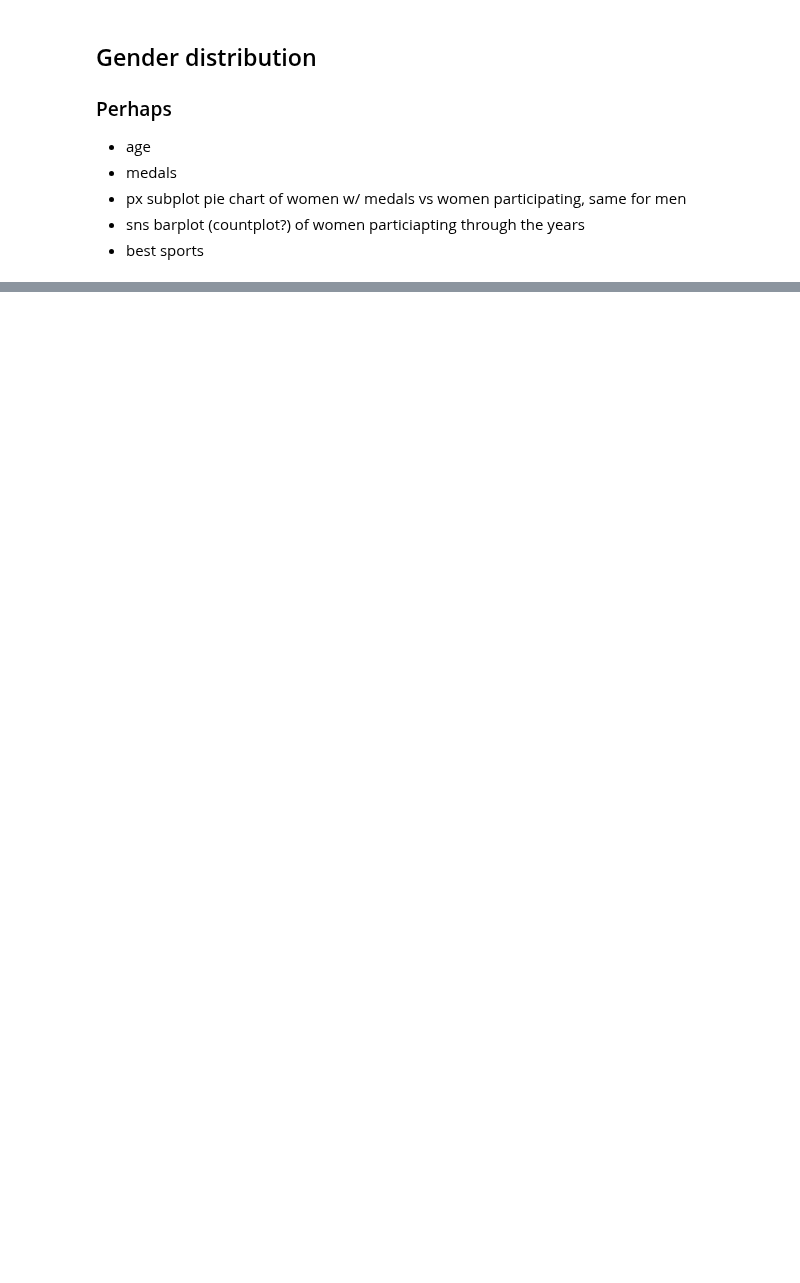
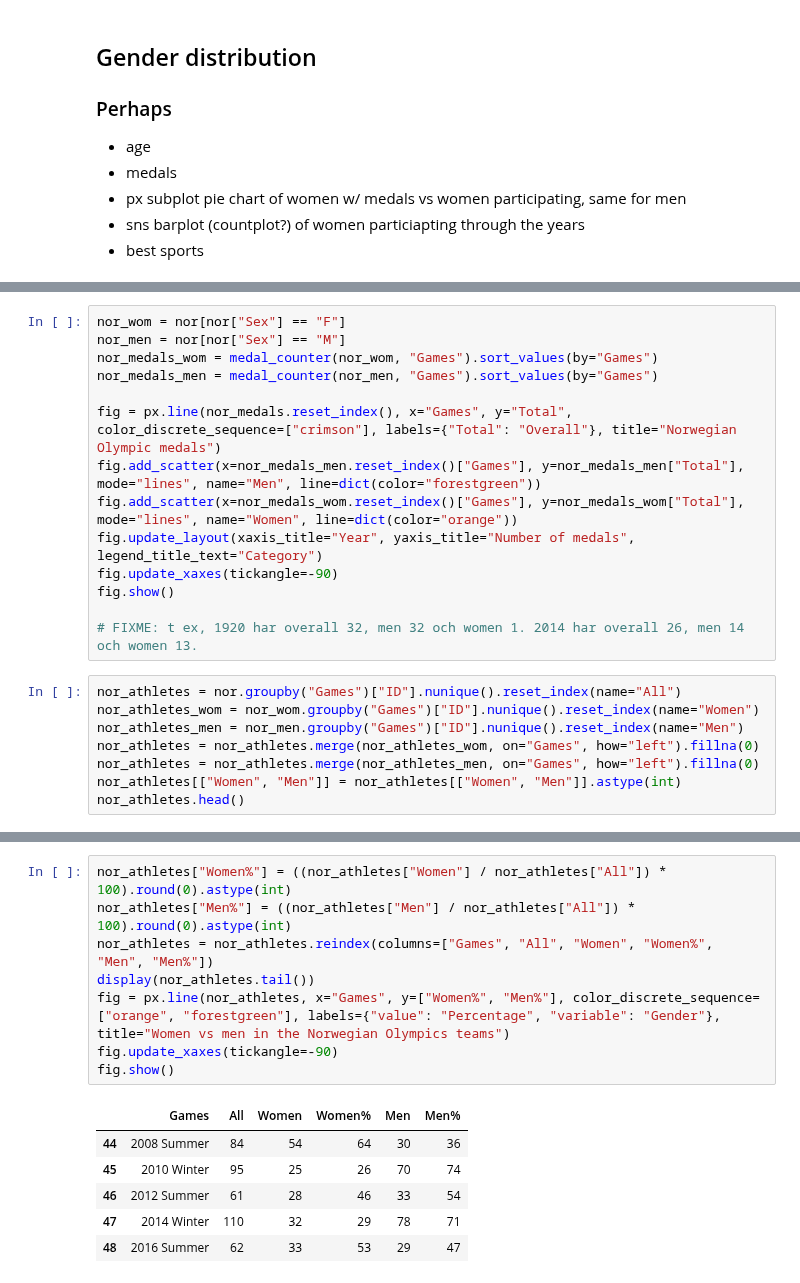
Before and after one commit to Ludwilton/Projekt-OS-Norge, a Jupyter notebook: uppgift_0/uppgift.0.ANDERS.ipynb, the cells around one changed output, grey strips where cells are left out. Drawn from its saved outputs; the diff is of its cells as text; blank space fills up the shorter version.

```diff
--- a/uppgift_0/uppgift.0.ANDERS.ipynb
+++ b/uppgift_0/uppgift.0.ANDERS.ipynb
@@ -216,0 +48,22 @@ plt.show()
+# %%
+nor_wom = nor[nor["Sex"] == "F"]
+nor_men = nor[nor["Sex"] == "M"]
+nor_medals_wom = medal_counter(nor_wom, "Games").sort_values(by="Games")
+nor_medals_men = medal_counter(nor_men, "Games").sort_values(by="Games")
+
+fig = px.line(nor_medals.reset_index(), x="Games", y="Total", color_discrete_sequence=["crimson"], labels={"Total": "Overall"}, title="Norwegian Olympic medals")
+fig.add_scatter(x=nor_medals_men.reset_index()["Games"], y=nor_medals_men["Total"], mode="lines", name="Men", line=dict(color="forestgreen"))
+fig.add_scatter(x=nor_medals_wom.reset_index()["Games"], y=nor_medals_wom["Total"], mode="lines", name="Women", line=dict(color="orange"))
+fig.update_layout(xaxis_title="Year", yaxis_title="Number of medals", legend_title_text="Category")
+fig.update_xaxes(tickangle=-90)
+fig.show()
+
+# FIXME: t ex, 1920 har overall 32, men 32 och women 1. 2014 har overall 26, men 14 och women 13.
+# %%
+nor_athletes = nor.groupby("Games")["ID"].nunique().reset_index(name="All")
+nor_athletes_wom = nor_wom.groupby("Games")["ID"].nunique().reset_index(name="Women")
+nor_athletes_men = nor_men.groupby("Games")["ID"].nunique().reset_index(name="Men")
+nor_athletes = nor_athletes.merge(nor_athletes_wom, on="Games", how="left").fillna(0)
+nor_athletes = nor_athletes.merge(nor_athletes_men, on="Games", how="left").fillna(0)
+nor_athletes[["Women", "Men"]] = nor_athletes[["Women", "Men"]].astype(int)
+nor_athletes.head()
@@ -216,0 +84,15 @@ plt.show()
+# %%
+nor_athletes["Women%"] = ((nor_athletes["Women"] / nor_athletes["All"]) * 100).round(0).astype(int)
+nor_athletes["Men%"] = ((nor_athletes["Men"] / nor_athletes["All"]) * 100).round(0).astype(int)
+nor_athletes = nor_athletes.reindex(columns=["Games", "All", "Women", "Women%", "Men", "Men%"])
+display(nor_athletes.tail())
+fig = px.line(nor_athletes, x="Games", y=["Women%", "Men%"], color_discrete_sequence=["orange", "forestgreen"], labels={"value": "Percentage", "variable": "Gender"}, title="Women vs men in the Norwegian Olympics teams")
+fig.update_xaxes(tickangle=-90)
+fig.show()
+# %% [output]
+|  | Games | All | Women | Women% | Men | Men% |
+| 44 | 2008 Summer | 84 | 54 | 64 | 30 | 36 |
+| 45 | 2010 Winter | 95 | 25 | 26 | 70 | 74 |
+| 46 | 2012 Summer | 61 | 28 | 46 | 33 | 54 |
+| 47 | 2014 Winter | 110 | 32 | 29 | 78 | 71 |
+| 48 | 2016 Summer | 62 | 33 | 53 | 29 | 47 |
```
Also changed, not shown: parts of 15 cells of this notebook.
